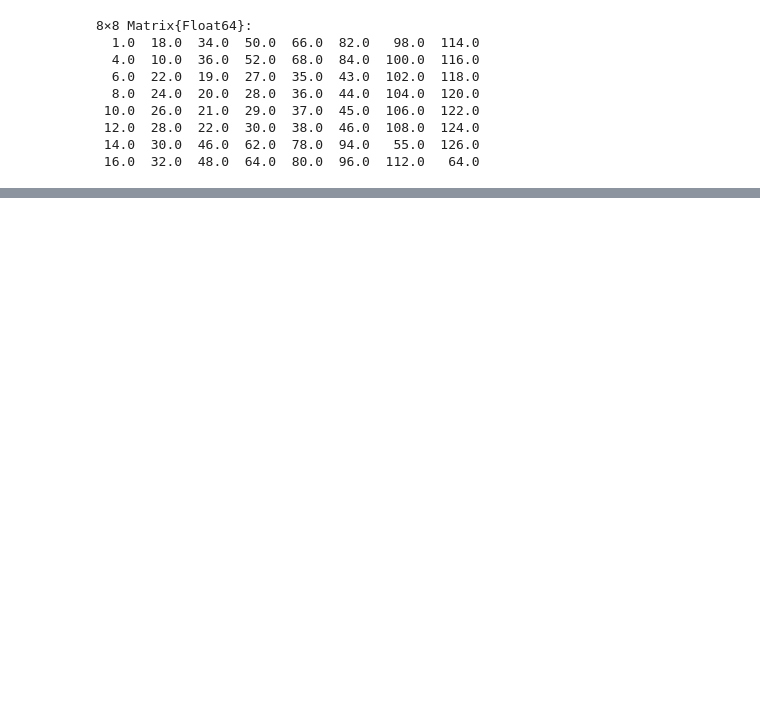
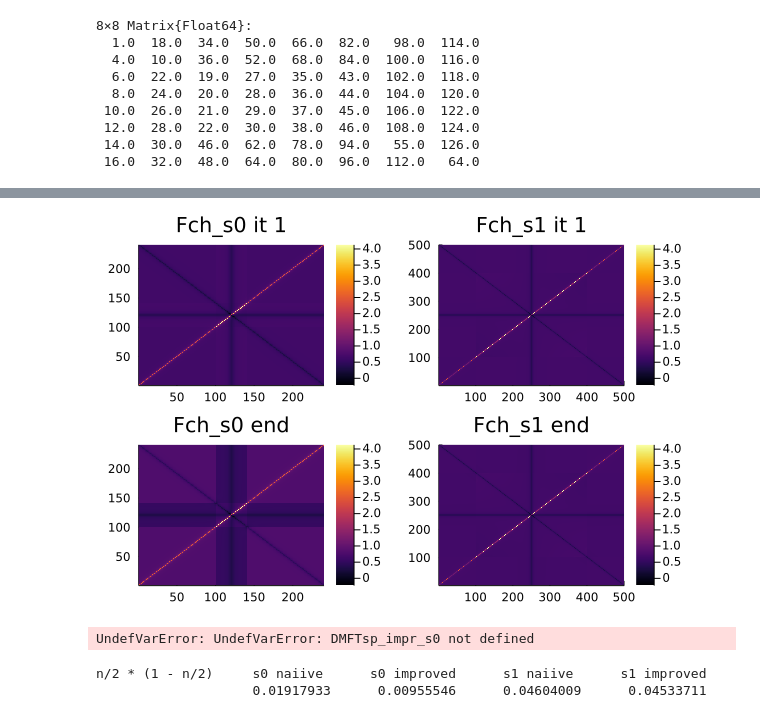
Before and after one commit to Atomtomate/BSE_Asymptotics.jl, a Jupyter notebook: notebooks/BSE_SC test.ipynb, the cells around one changed output, grey strips where cells are left out. Cells and saved outputs as stored; diff of their text form; code cells hidden in the pictures; blank space fills up the shorter version.

```diff
--- a/notebooks/BSE_SC test.ipynb
+++ b/notebooks/BSE_SC test.ipynb
@@ -135,0 +101,45 @@ heatmap(real.(χDMFTsp_impr[:,:,21]))
+# %%
+clim = (-0.1,0.1)
+p11 = heatmap(real.(Fch_s0[2]), title="Fch_s0 it 1")
+p21 = heatmap(real.(Fch_s1[2]), title="Fch_s1 it 1")
+p31 = heatmap(real.(Fch_s0[end]), title="Fch_s0 end")
+p41 = heatmap(real.(Fch_s1[end]), title="Fch_s1 end")
+plot(p11,p21,p31,p41, layout = (2, 2))
+# %% [output]
+[figure, added]
+# %%
+imp_dens_s0 = 0.5*sum(real.(χDMFTsp_s0+χDMFTch_s0))/β_s0^3
+imp_dens_impr_s0 = 0.5*sum(real.(χDMFTsp_impr_s0+χDMFTch_impr_s0))/β_s0^3
+imp_dens_s1 = 0.5*sum(real.(χDMFTsp_s1+χDMFTch_s1))/β_s1^3
+imp_dens_impr_s1 = 0.5*sum(real.(χDMFTsp_impr_s1+χDMFTch_impr_s1))/β_s1^3
+Ssp_impr_s0 = sum(χDMFTsp_impr_s0[:,:,21])
+Ssp_naive_s0 = sum( χDMFTsp_s0[:,:,21])
+Ssp_true_s0 = χ_sp_asympt_s0[1]
+Sch_impr_s0 = sum( χDMFTch_impr_s0[:,:,21])
+Sch_naive_s0 = sum( χDMFTch_s0[:,:,21])
+Sch_true_s0 = χ_ch_asympt_s0[1]
+Ssp_impr_s1 = sum( χDMFTsp_impr_s1[:,:,151])
+Ssp_naive_s1 = sum( χDMFTsp_s1[:,:,151])
+Ssp_true_s1 = χ_sp_asympt_s1[1]
+Sch_impr_s1 = sum( χDMFTch_impr_s1[:,:,151])
+Sch_naive_s1 = sum( χDMFTch_s1[:,:,151])
+Sch_true_s1 = χ_ch_asympt_s1[1]
+println("                     s0 naiive      s0 improved      s1 naiive      s1 improved")
+println(" n/2 * (1 - n/2)   $(round(imp_dens_s0,digits=8))      $(round(imp_dens_impr_s0,digits=8))      $(round(imp_dens_s1,digits=8))      $(round(imp_dens_impr_s1,digits=8))      ")
+println(" χsp(ω=0) true     $(round(0.0,digits=8))      $(round(Ssp_true_s0,digits=8))      $(round(0.0,digits=8))      $(round(Ssp_true_s1,digits=8))      ")
+println(" χsp(ω=0)          $(round(Ssp_naive_s0,digits=8))      $(round(Ssp_impr_s0,digits=8))      $(round(Ssp_naive_s1,digits=8))      $(round(Ssp_impr_s1,digits=8))      ")
+println(" χch(ω=0) true     $(round(0.0,digits=8))      $(round(Sch_true_s0,digits=8))      $(round(0.0,digits=8))      $(round(Sch_true_s1,digits=8))      ")
+println(" χch(ω=0)          $(round(Sch_naive_s0,digits=8))      $(round(Sch_impr_s0,digits=8))      $(round(Sch_naive_s1,digits=8))      $(round(Sch_impr_s1,digits=8))      ")
+# %% [output]
+UndefVarError: UndefVarError: DMFTsp_impr_s0 not defined
+# %%
+
+imp_dens_s0 = 0.5*sum(real.(χDMFTch_s0+χDMFTch_s0))/β_s0^3
+imp_dens_impr_s0 = 0.5*sum(real.(χDMFTch_impr_s0+χDMFTch_impr_s0))/β_s0^3
+imp_dens_s1 = 0.5*sum(real.(χDMFTch_s1+χDMFTch_s1))/β_s1^3
+imp_dens_impr_s1 = 0.5*sum(real.(χDMFTch_impr_s1+χDMFTch_impr_s1))/β_s1^3
+println("n/2 * (1 - n/2)     s0 naiive      s0 improved      s1 naiive      s1 improved")
+println("                    $(round(imp_dens_s0,digits=8))      $(round(imp_dens_impr_s0,digits=8))      $(round(imp_dens_s1,digits=8))      $(round(imp_dens_impr_s1,digits=8))      ")
+# %% [output]
+n/2 * (1 - n/2)     s0 naiive      s0 improved      s1 naiive      s1 improved
+                    0.01917933      0.00955546      0.04604009      0.04533711
```
Also changed, not shown: parts of 10 cells of this notebook, 2 other files.
